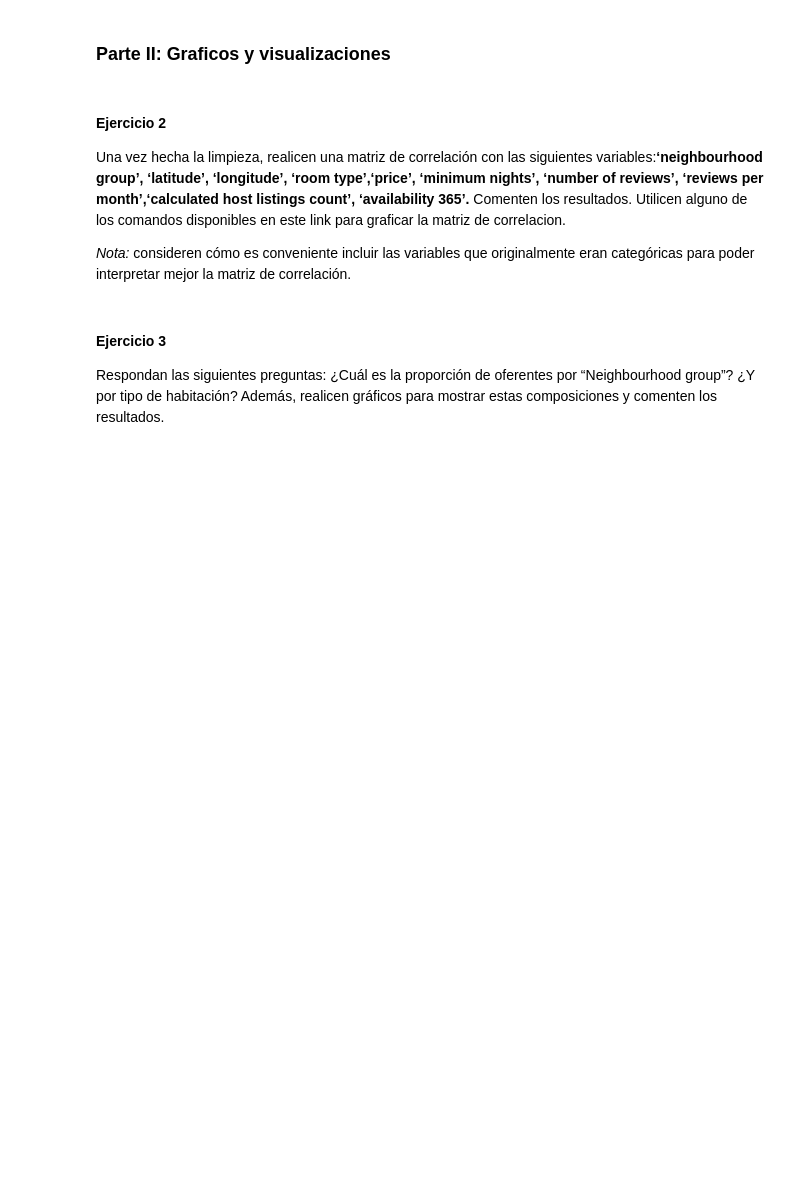
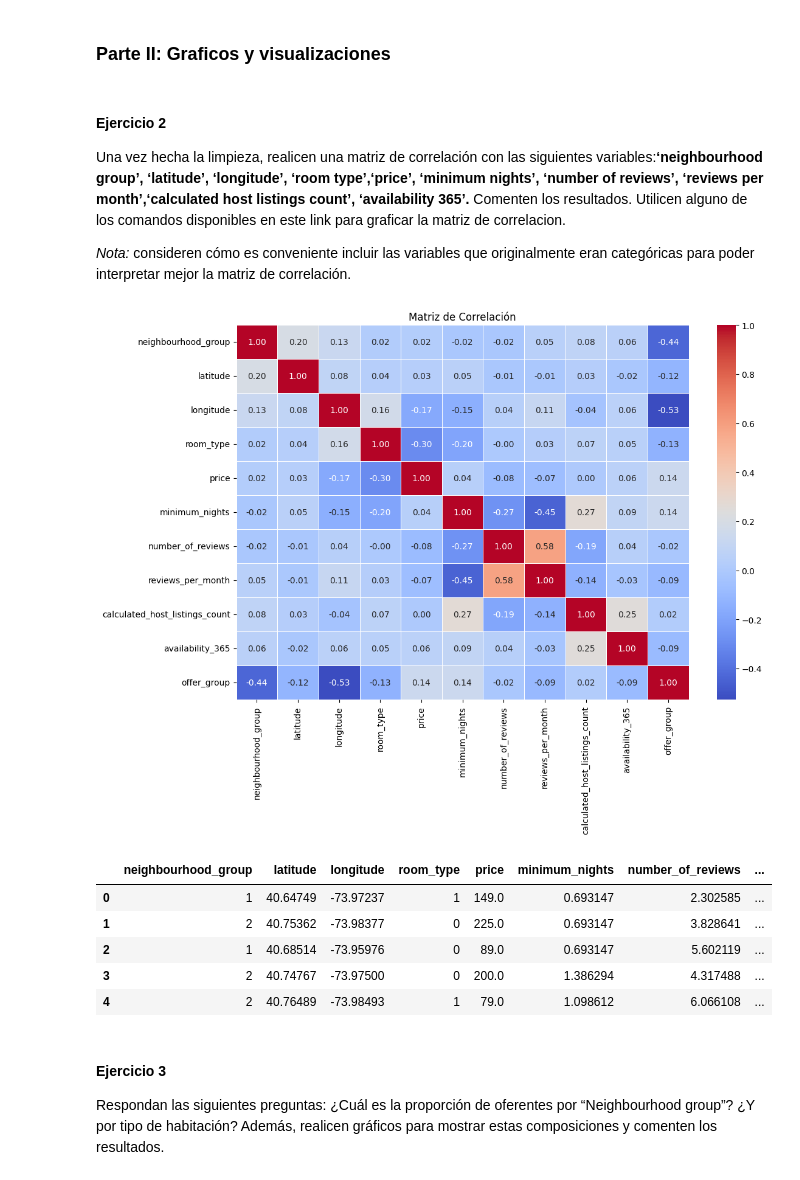
Before and after one commit to roluque/CC408-T2-3, a Jupyter notebook: TP2/TP2.ipynb, the cells around one changed output. Cells and saved outputs as stored; diff of their text form; code cells hidden in the pictures; blank space fills up the shorter version.

```diff
--- a/TP2/TP2.ipynb
+++ b/TP2/TP2.ipynb
@@ -310,6 +308,27 @@ df_filtrado.head()
 Una vez hecha la limpieza, realicen una matriz de correlación con las siguientes variables:**‘neighbourhood group’, ‘latitude’, ‘longitude’, ‘room type’,‘price’, ‘minimum nights’, ‘number of reviews’, ‘reviews per month’,‘calculated host listings count’, ‘availability 365’.** Comenten los resultados. Utilicen alguno de los comandos disponibles en este link para graficar la matriz de correlacion.
 
 *Nota:* consideren cómo es conveniente incluir las variables que originalmente eran categóricas para poder interpretar mejor la matriz de correlación.
+# %%
+# Resolver acá
+
+# Creamos la matriz de correlación con el data frame filtrado una vez hecha la limpieza de datos.
+corr_matrix = df_filtrado.corr()
+
+# Visualización de la matriz de correlación con seaborn
+plt.figure(figsize=(12, 8))
+sns.heatmap(corr_matrix, annot=True, cmap='coolwarm', fmt='.2f', linewidths=0.5)
+plt.title('Matriz de Correlación')
+plt.show()
+
+df_filtrado.head()
+# %% [output]
+[figure, added]
+|  | neighbourhood_group | latitude | longitude | room_type | price | minimum_nights | number_of_reviews | ... |
+| 0 | 1 | 40.64749 | -73.97237 | 1 | 149.0 | 0.693147 | 2.302585 | ... |
+| 1 | 2 | 40.75362 | -73.98377 | 0 | 225.0 | 0.693147 | 3.828641 | ... |
+| 2 | 1 | 40.68514 | -73.95976 | 0 | 89.0 | 0.693147 | 5.602119 | ... |
+| 3 | 2 | 40.74767 | -73.97500 | 0 | 200.0 | 1.386294 | 4.317488 | ... |
+| 4 | 2 | 40.76489 | -73.98493 | 1 | 79.0 | 1.098612 | 6.066108 | ... |
 # %% [markdown]
 #### Ejercicio 3
 Respondan las siguientes preguntas: ¿Cuál es la proporción de oferentes por “Neighbourhood group”? ¿Y por tipo de habitación? Además, realicen gráficos para mostrar estas composiciones y comenten los resultados.
```
Also changed, not shown: parts of 11 cells of this notebook.
